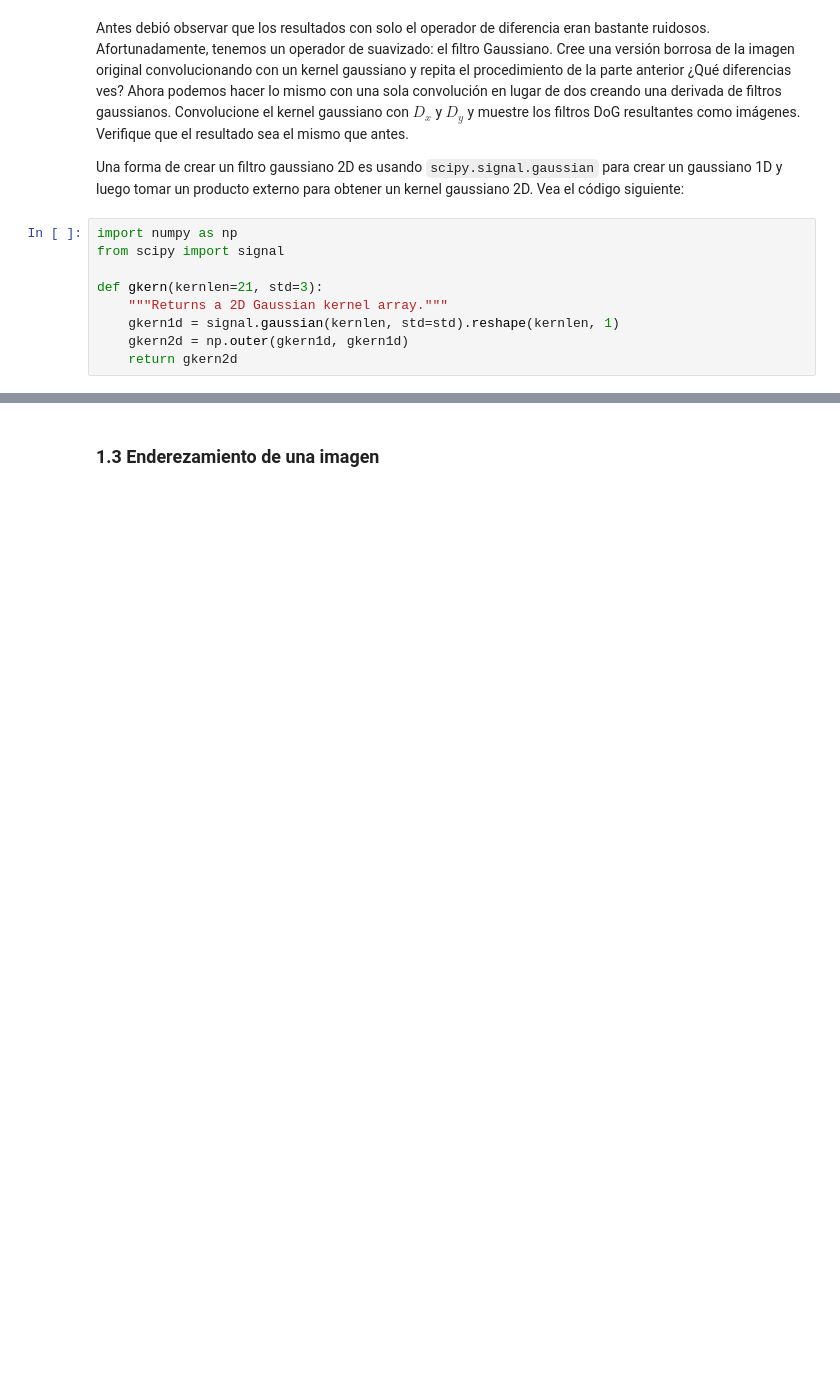
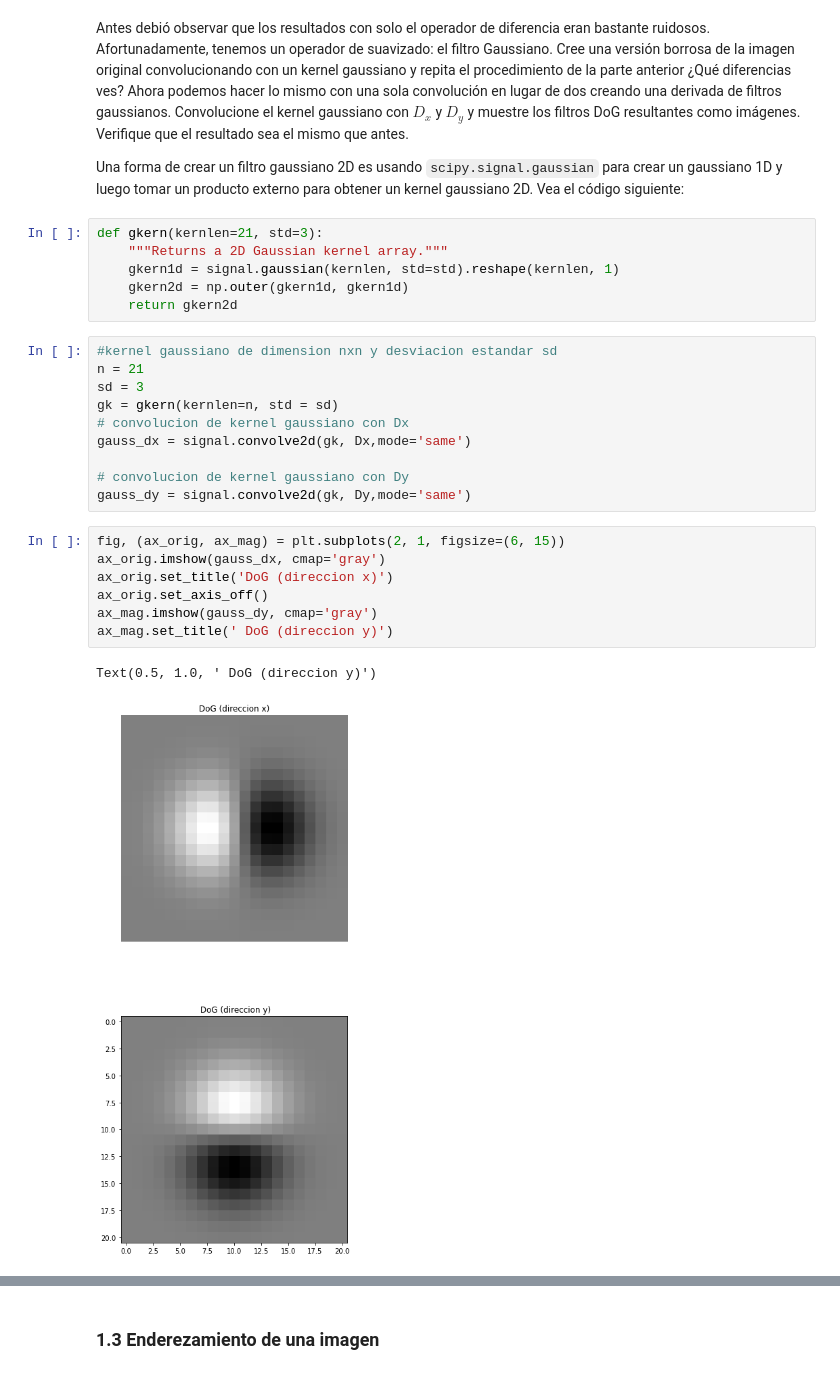
Before and after one commit to juanksRuiz/Vision_por_computador, a Jupyter notebook: Proyecto1B/Proyecto1B.ipynb, the cells around one changed output, grey strips where cells are left out. Cells and saved outputs as stored; diff of their text form; blank space fills up the shorter version.

```diff
--- a/Proyecto1B/Proyecto1B.ipynb
+++ b/Proyecto1B/Proyecto1B.ipynb
@@ -19,11 +59,28 @@ Antes debió observar que los resultados con solo el operador de diferencia eran
 
 Una forma de crear un filtro gaussiano 2D es usando `scipy.signal.gaussian` para crear un gaussiano 1D y luego tomar un producto externo para obtener un kernel gaussiano 2D. Vea el código siguiente:
 # %%
-import numpy as np
-from scipy import signal
-
 def gkern(kernlen=21, std=3):
     """Returns a 2D Gaussian kernel array."""
     gkern1d = signal.gaussian(kernlen, std=std).reshape(kernlen, 1)
     gkern2d = np.outer(gkern1d, gkern1d)
     return gkern2d
+# %%
+#kernel gaussiano de dimension nxn y desviacion estandar sd
+n = 21
+sd = 3
+gk = gkern(kernlen=n, std = sd)
+# convolucion de kernel gaussiano con Dx
+gauss_dx = signal.convolve2d(gk, Dx,mode='same')
+
+# convolucion de kernel gaussiano con Dy
+gauss_dy = signal.convolve2d(gk, Dy,mode='same')
+# %%
+fig, (ax_orig, ax_mag) = plt.subplots(2, 1, figsize=(6, 15))
+ax_orig.imshow(gauss_dx, cmap='gray')
+ax_orig.set_title('DoG (direccion x)')
+ax_orig.set_axis_off()
+ax_mag.imshow(gauss_dy, cmap='gray')
+ax_mag.set_title(' DoG (direccion y)')
+# %% [output]
+Text(0.5, 1.0, ' DoG (direccion y)')
+[figure, added]
```
Also changed, not shown: parts of 56 cells of this notebook, 6 other files.
